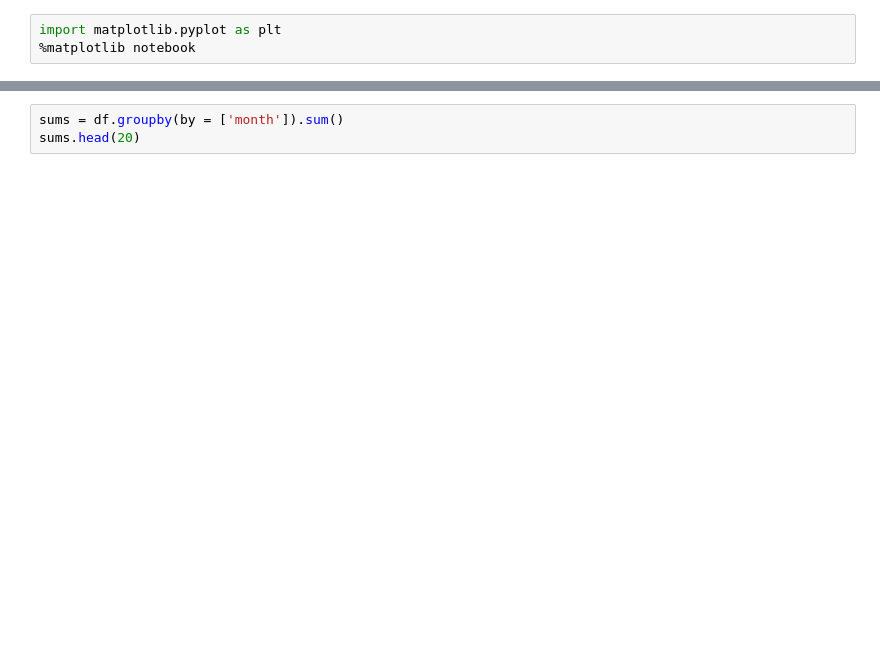
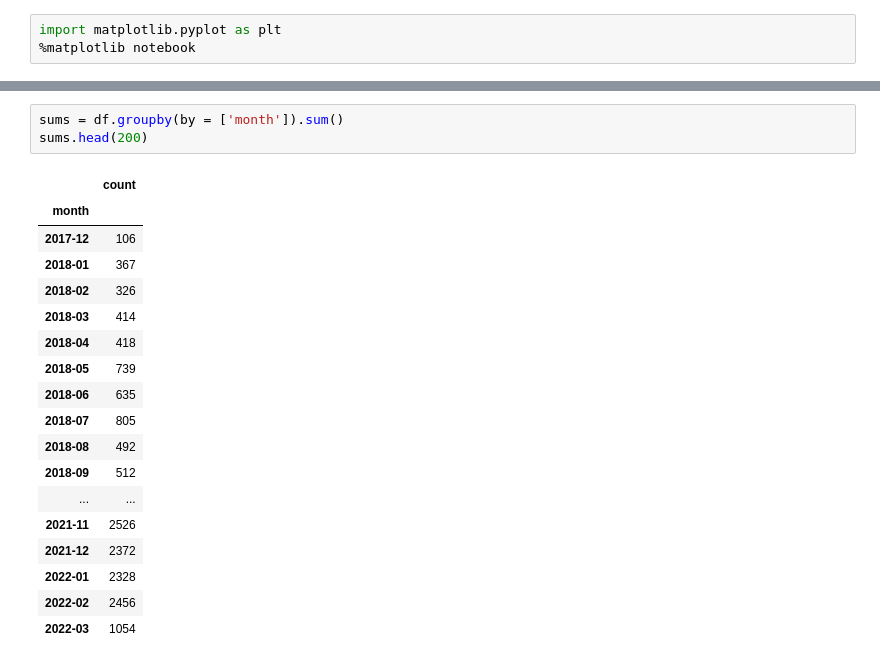
Before and after one commit to rakvat/strato_statistics, a Jupyter notebook: notebooks/Visualize Statistics.ipynb, the cells around one changed output, grey strips where cells are left out. Cells and saved outputs as stored; diff of their text form; blank space fills up the shorter version.

```diff
--- a/notebooks/Visualize Statistics.ipynb
+++ b/notebooks/Visualize Statistics.ipynb
@@ -17,5 +37,24 @@ df.plot()
 # %%
 sums = df.groupby(by = ['month']).sum()
-sums.head(20)
+sums.head(200)
+# %% [output]
+|  | count |
+| month |  |
+| 2017-12 | 106 |
+| 2018-01 | 367 |
+| 2018-02 | 326 |
+| 2018-03 | 414 |
+| 2018-04 | 418 |
+| 2018-05 | 739 |
+| 2018-06 | 635 |
+| 2018-07 | 805 |
+| 2018-08 | 492 |
+| 2018-09 | 512 |
+| ... | ... |
+| 2021-11 | 2526 |
+| 2021-12 | 2372 |
+| 2022-01 | 2328 |
+| 2022-02 | 2456 |
+| 2022-03 | 1054 |
 # %%
 sums.plot()
```
Also changed, not shown: parts of 12 cells of this notebook, 6 other files.
